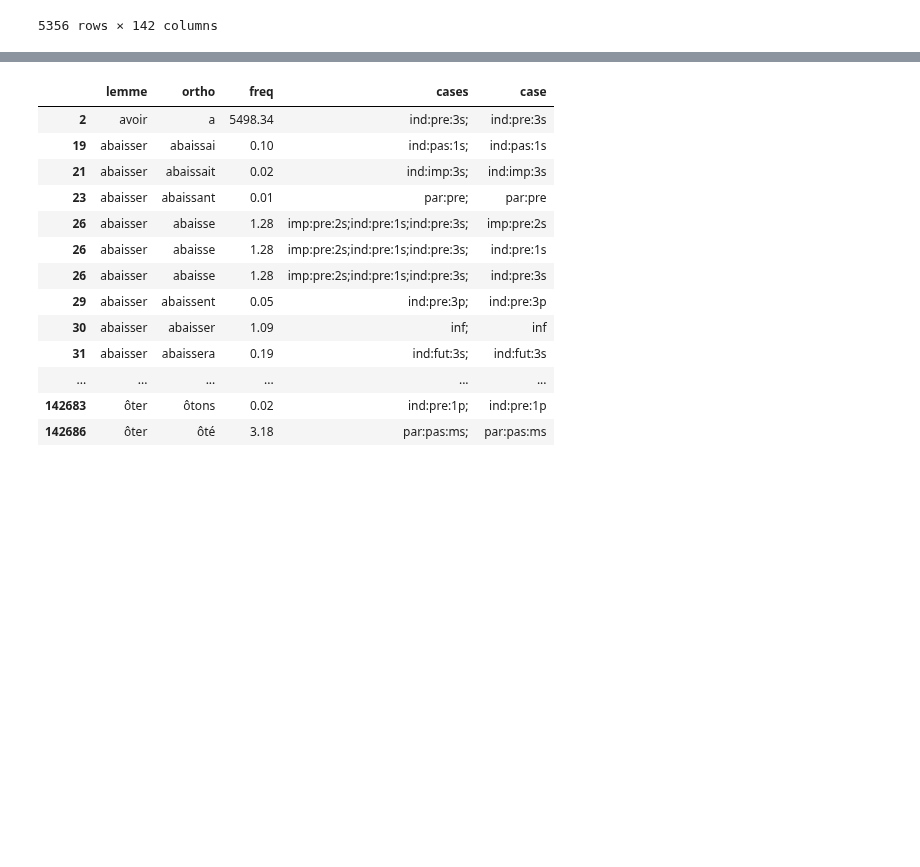
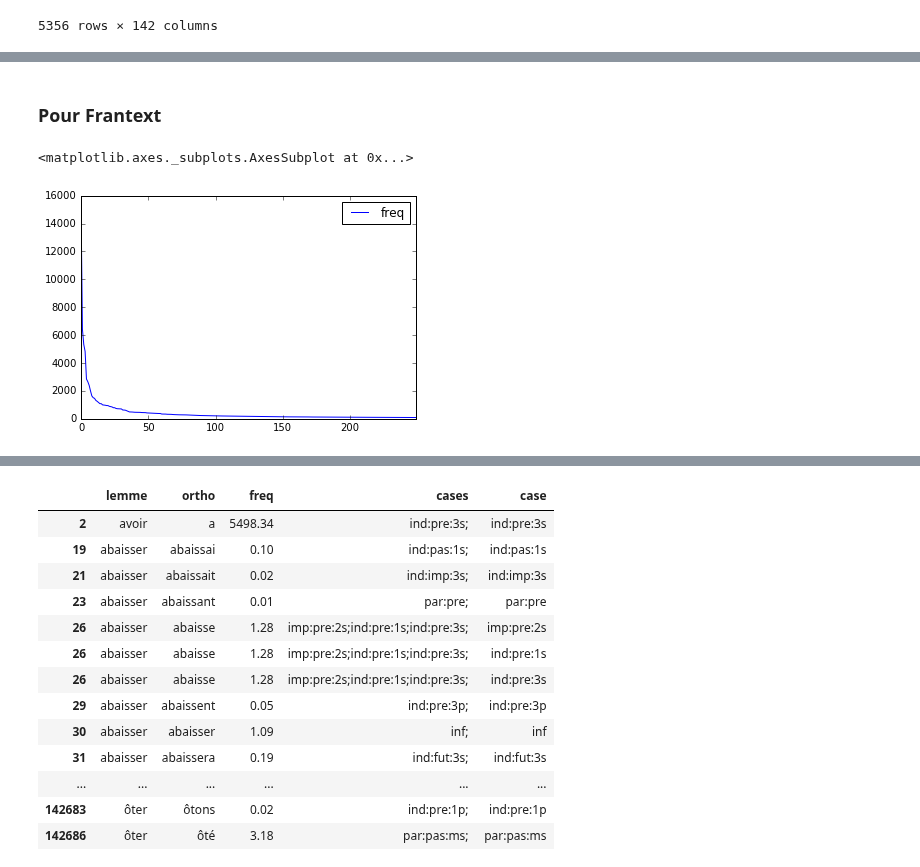
Before and after one commit to gboye/SWIM, a Jupyter notebook: SampleManagement/Lexique3-Stats.ipynb, the cells around one changed output, grey strips where cells are left out. Saved outputs shown, nothing was run; the diff lists cells and outputs as text; code cells hidden in the pictures; blank space fills up the shorter version.

```diff
--- a/SampleManagement/Lexique3-Stats.ipynb
+++ b/SampleManagement/Lexique3-Stats.ipynb
@@ -501,0 +497,10 @@ refFreq.sort_values(ascending=False).plot(kind="bar",figsize=(12,8))
+# %% [markdown]
+### Pour Frantext
+# %%
+lemmeFrantext3=verb3[(verb3["8_freqlemlivres"]!=0)][["3_lemme","1_ortho","8_freqlemlivres"]]
+lemmeFrantext3.columns=["lemme","ortho","freq"]
+# %%
+lemmeFrantext3.groupby("lemme").first()["freq"].sort_values(ascending=False).reset_index()[:250].plot()
+# %% [output]
+<matplotlib.axes._subplots.AxesSubplot at 0x...>
+[figure, added]
```
Also changed, not shown: parts of 29 cells of this notebook, 16 other files.
